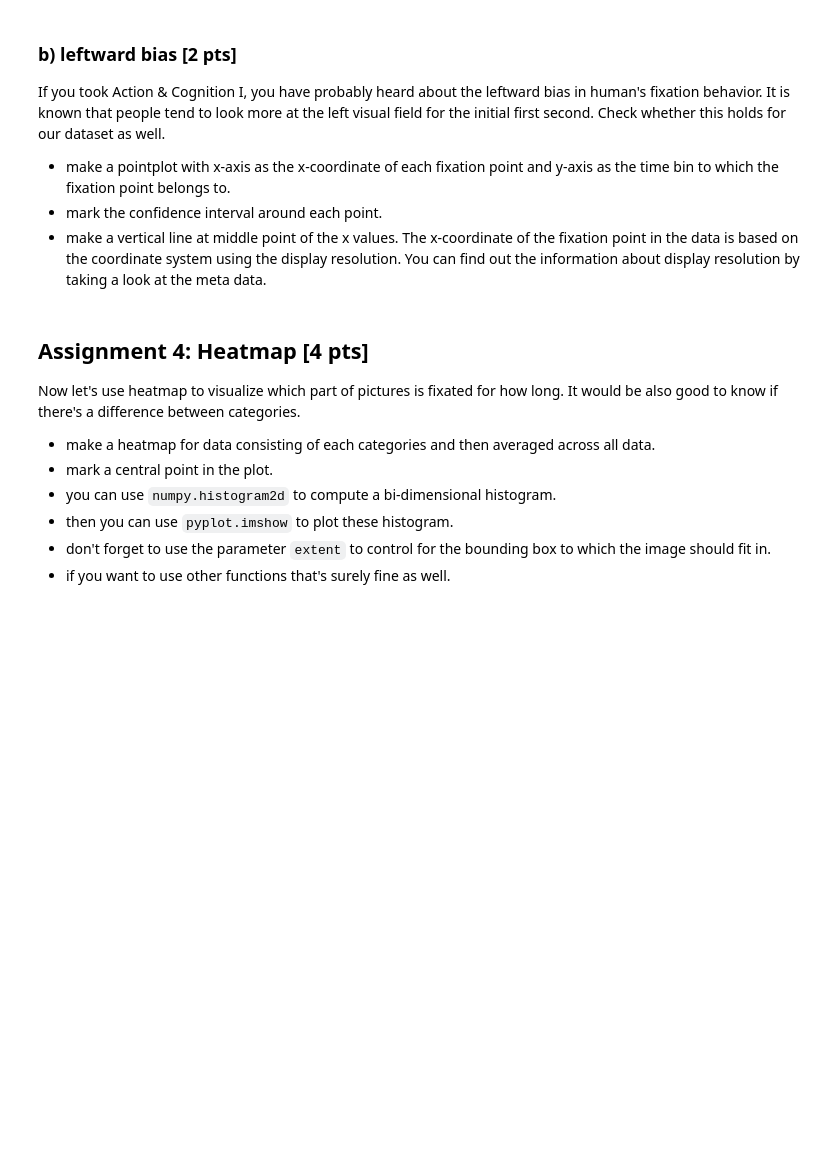
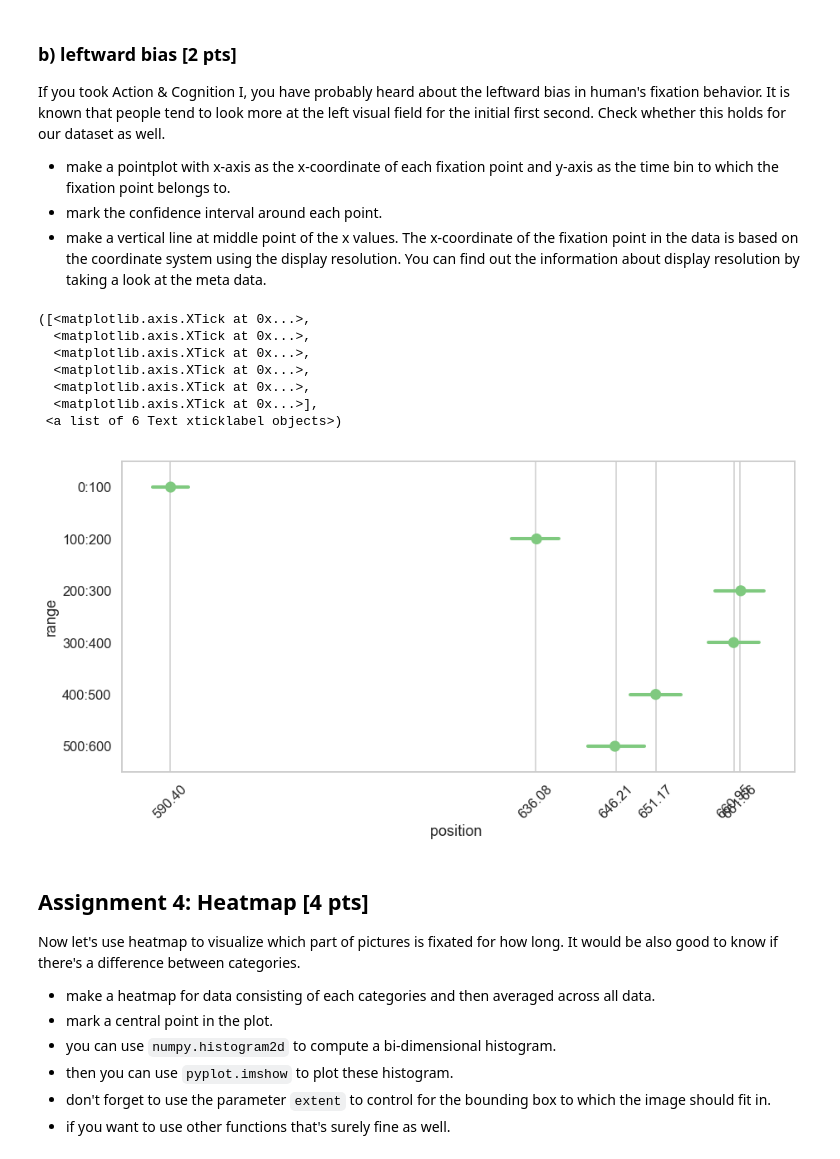
Before and after one commit to NBP-ACC/week-7-acc_7, a Jupyter notebook: Sheet05_Maria.ipynb, the cells around one changed output. Drawn from its saved outputs; the diff is of its cells as text; code cells hidden in the pictures; blank space fills up the shorter version.

```diff
--- a/Sheet05_Maria.ipynb
+++ b/Sheet05_Maria.ipynb
@@ -274,3 +274,26 @@ If you took Action & Cognition I, you have probably heard about the leftward bia
+# %%
+sns.pointplot(x='x', y = "range", data=df, join=False, ci=95)
+plt.xlabel("position ")
+plt.subplots_adjust(top=1.5, bottom=0.2, right=2)
+
+ax = plt.gca() # get axis handle
+ticks=[]
+for i in range(6):
+    line = ax.lines[i]# get the ist point
+    line = line.get_xdata() #get x coordinates
+    mean = np.mean(line) #calculate mean
+    ticks.append(mean)
+
+plt.xticks(ticks, rotation=45)
+# %% [output]
+([<matplotlib.axis.XTick at 0x...>,
+  <matplotlib.axis.XTick at 0x...>,
+  <matplotlib.axis.XTick at 0x...>,
+  <matplotlib.axis.XTick at 0x...>,
+  <matplotlib.axis.XTick at 0x...>,
+  <matplotlib.axis.XTick at 0x...>],
+ <a list of 6 Text xticklabel objects>)
+[figure, added]
 # %% [markdown]
 ## Assignment 4: Heatmap [4 pts]
 Now let's use heatmap to visualize which part of pictures is fixated for how long. It would be also good to know if there's a difference between categories.
```
Also changed, not shown: parts of 3 cells of this notebook.
